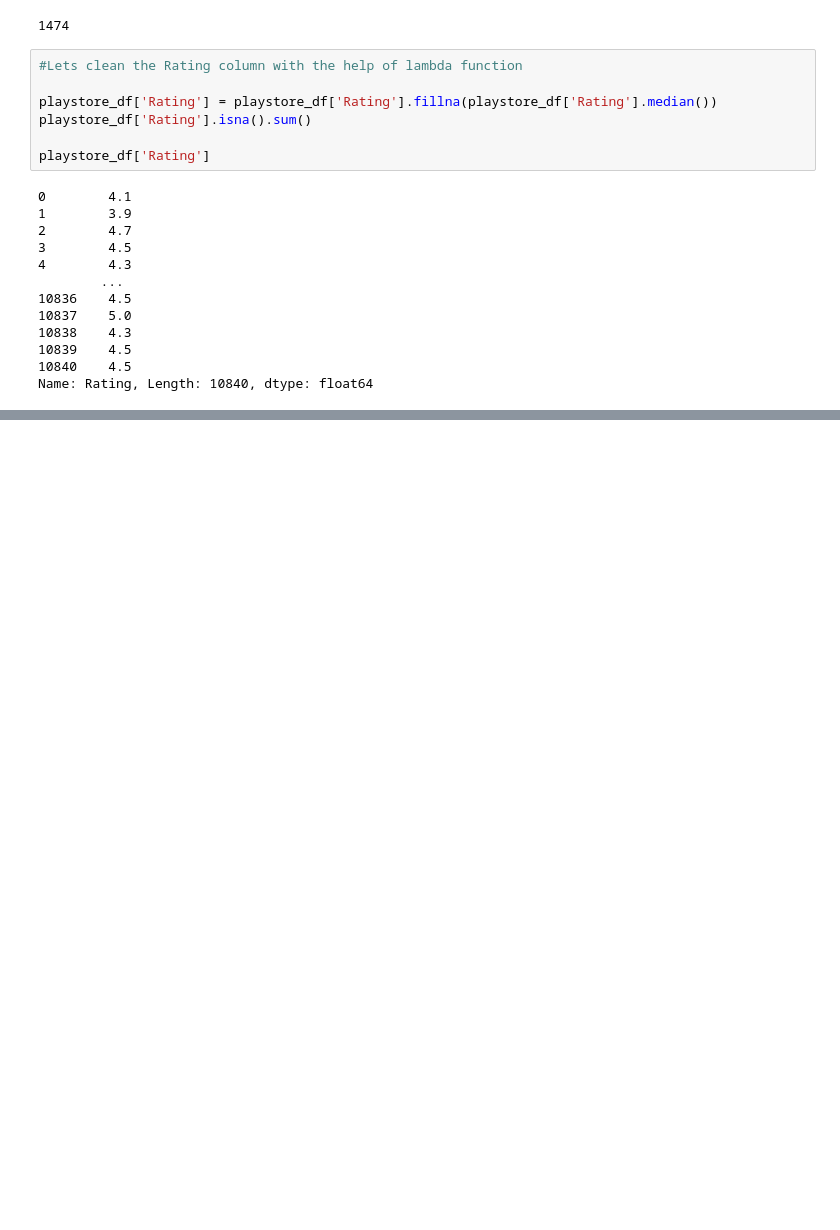
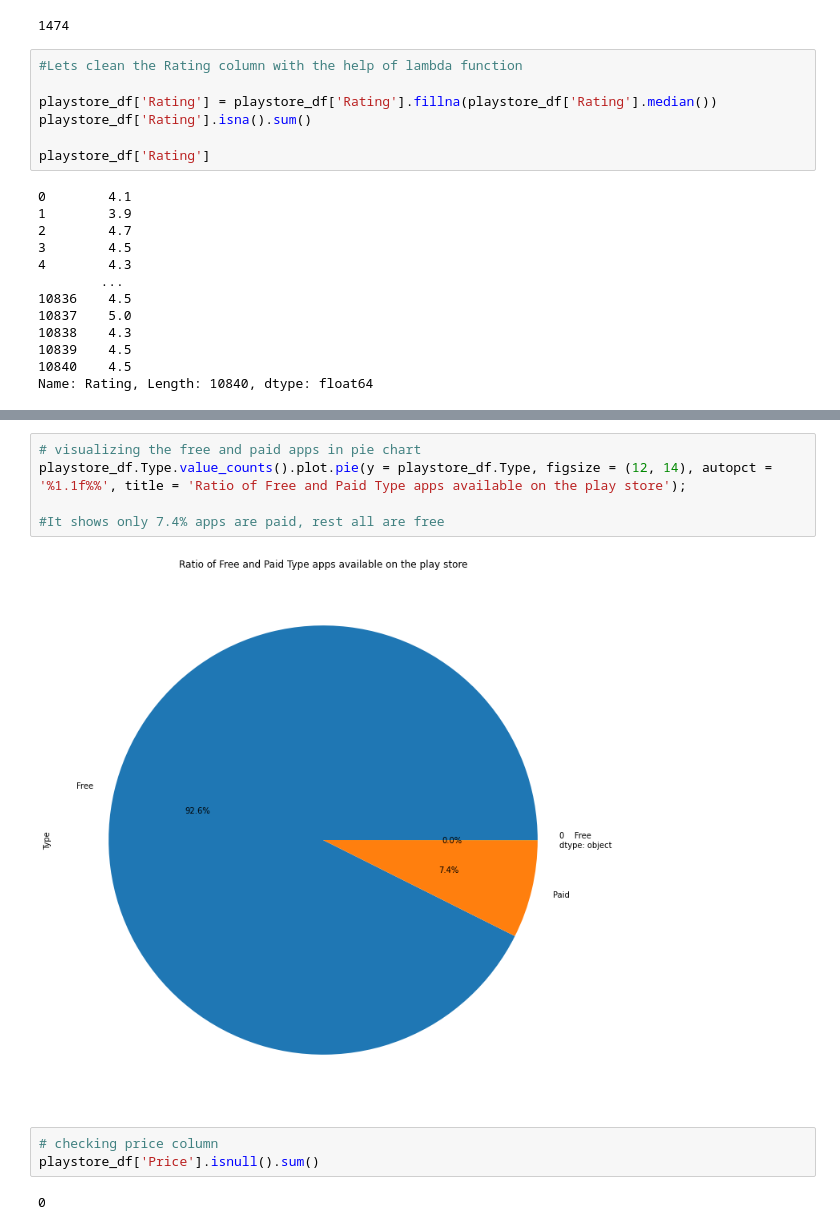
Before and after one commit to Palak-bindal/Capstone-Play-store, a Jupyter notebook: Copy_of_Play_Store_App_Review_Analysis_Capstone_Project.ipynb, the cells around one changed output, grey strips where cells are left out. Cells and saved outputs as stored; diff of their text form; blank space fills up the shorter version.

```diff
--- a/Copy_of_Play_Store_App_Review_Analysis_Capstone_Project.ipynb
+++ b/Copy_of_Play_Store_App_Review_Analysis_Capstone_Project.ipynb
@@ -184,0 +239,12 @@ Name: Rating, Length: 10840, dtype: float64
+# %%
+# visualizing the free and paid apps in pie chart
+playstore_df.Type.value_counts().plot.pie(y = playstore_df.Type, figsize = (12, 14), autopct = '%1.1f%%', title = 'Ratio of Free and Paid Type apps available on the play store');
+
+#It shows only 7.4% apps are paid, rest all are free
+# %% [output]
+[figure, added]
+# %%
+# checking price column
+playstore_df['Price'].isnull().sum()
+# %% [output]
+0
```
Also changed, not shown: parts of 14 cells of this notebook.
